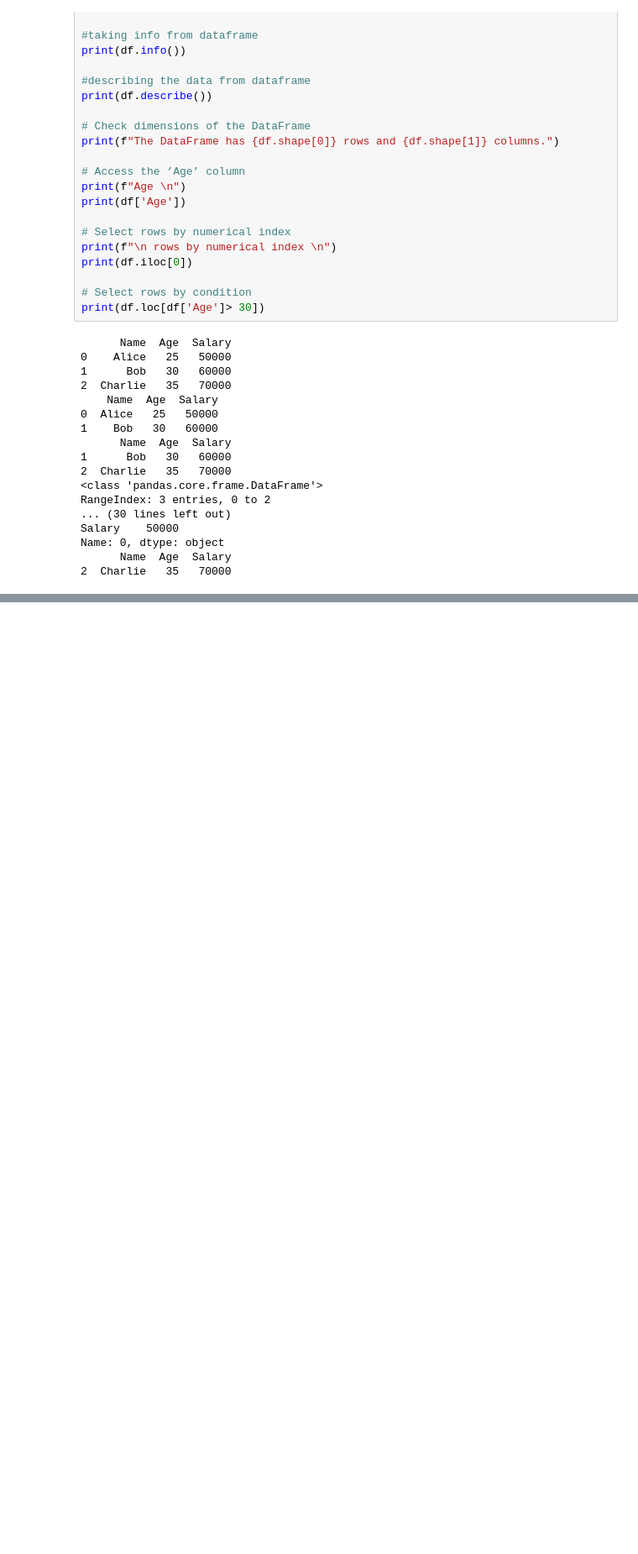
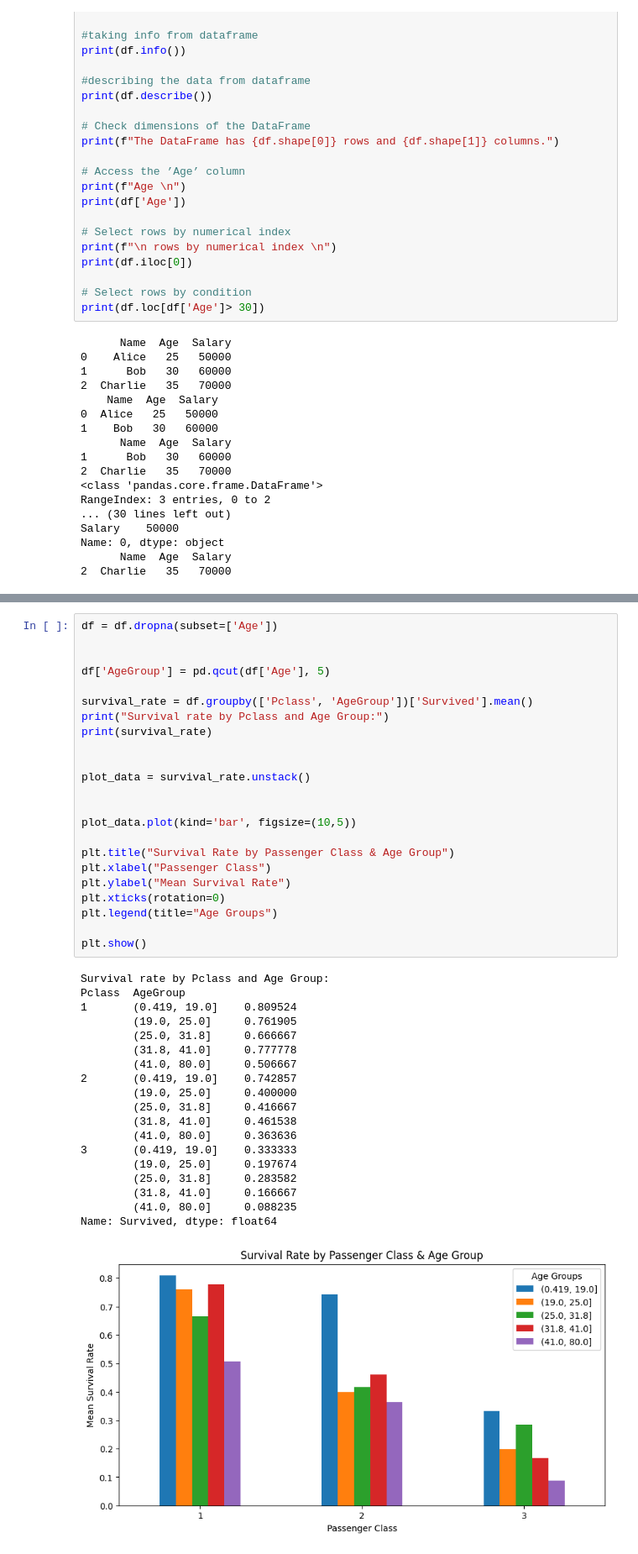
Before and after one commit to AXYUT-9/5CS037, a Jupyter notebook: Worksheet3.ipynb, the cells around one changed output, grey strips where cells are left out. Shown: that part at 84% size. Drawn from its saved outputs; the diff is of its cells as text; blank space fills up the shorter version.

```diff
--- a/Worksheet3.ipynb
+++ b/Worksheet3.ipynb
@@ -110,0 +588,43 @@ Name: 0, dtype: object
+# %%
+df = df.dropna(subset=['Age'])
+
+
+df['AgeGroup'] = pd.qcut(df['Age'], 5)
+
+survival_rate = df.groupby(['Pclass', 'AgeGroup'])['Survived'].mean()
+print("Survival rate by Pclass and Age Group:")
+print(survival_rate)
+
+
+plot_data = survival_rate.unstack()
+
+
+plot_data.plot(kind='bar', figsize=(10,5))
+
+plt.title("Survival Rate by Passenger Class & Age Group")
+plt.xlabel("Passenger Class")
+plt.ylabel("Mean Survival Rate")
+plt.xticks(rotation=0)
+plt.legend(title="Age Groups")
+
+plt.show()
+# %% [output]
+Survival rate by Pclass and Age Group:
+Pclass  AgeGroup
+1       (0.419, 19.0]    0.809524
+        (19.0, 25.0]     0.761905
+        (25.0, 31.8]     0.666667
+        (31.8, 41.0]     0.777778
+        (41.0, 80.0]     0.506667
+2       (0.419, 19.0]    0.742857
+        (19.0, 25.0]     0.400000
+        (25.0, 31.8]     0.416667
+        (31.8, 41.0]     0.461538
+        (41.0, 80.0]     0.363636
+3       (0.419, 19.0]    0.333333
+        (19.0, 25.0]     0.197674
+        (25.0, 31.8]     0.283582
+        (31.8, 41.0]     0.166667
+        (41.0, 80.0]     0.088235
+Name: Survived, dtype: float64
+[figure, added]
```
Also changed, not shown: parts of 15 cells of this notebook.
